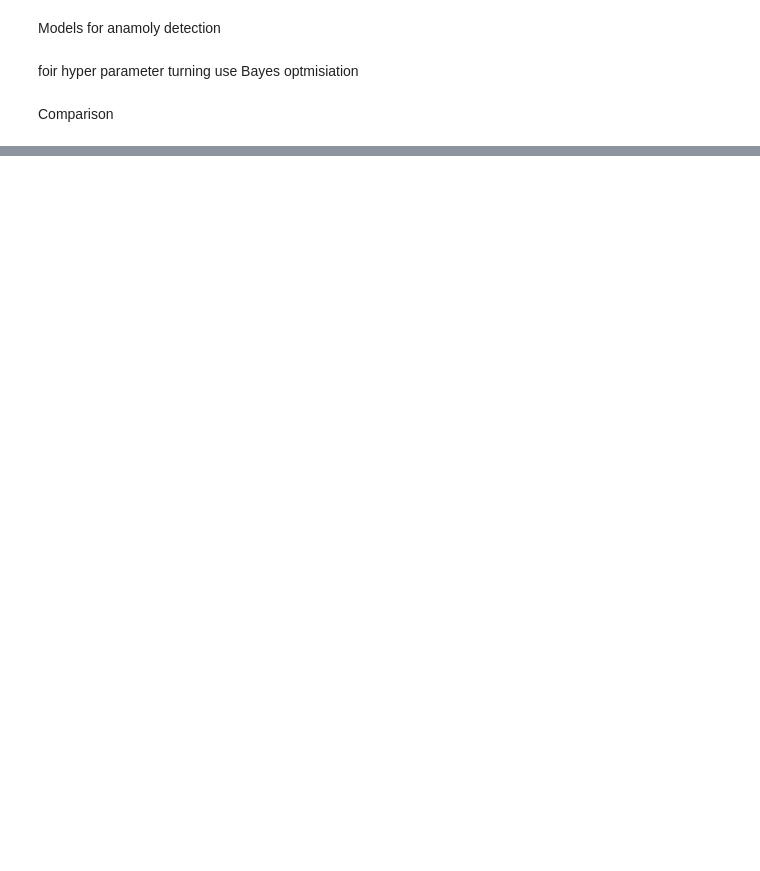
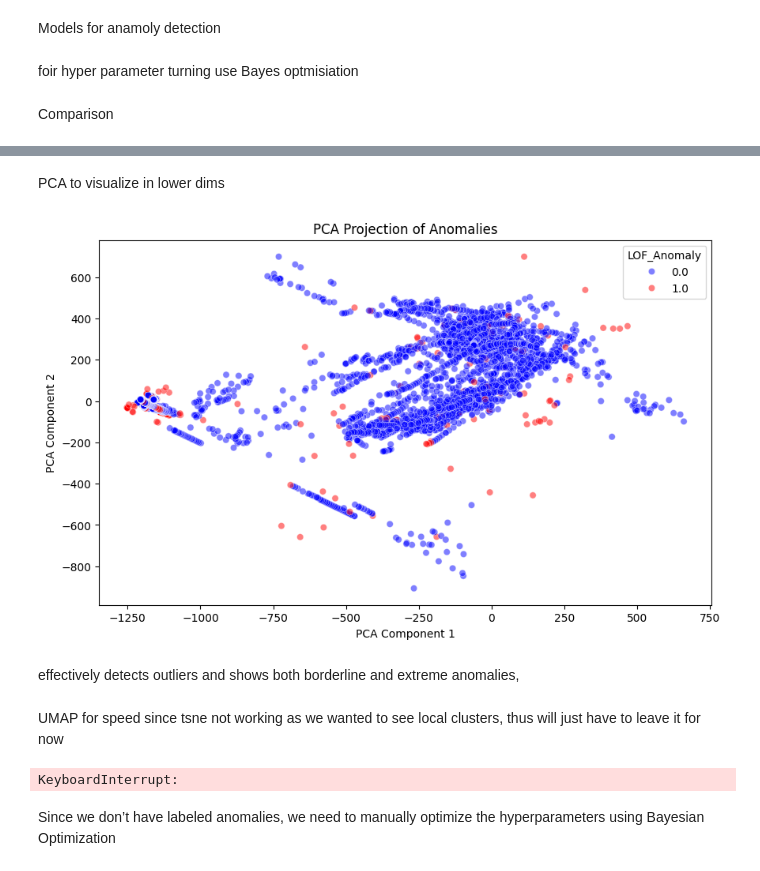
Before and after one commit to arshadjamal6002/Optimized-LOF-Based-Anomaly-Detection-Pipeline-with-Bayesian-Tuning-using-Skopt, a Jupyter notebook: assignment.ipynb, the cells around one changed output, grey strips where cells are left out. Saved outputs shown, nothing was run; the diff lists cells and outputs as text; code cells hidden in the pictures; blank space fills up the shorter version.

```diff
--- a/assignment.ipynb
+++ b/assignment.ipynb
@@ -385,0 +483,50 @@ plt.show()
+# %% [markdown]
+PCA to visualize in lower dims
+# %%
+import matplotlib.pyplot as plt
+import seaborn as sns
+from sklearn.decomposition import PCA
+
+# Apply PCA to reduce dimensionality
+pca = PCA(n_components=2)
+df_pca = pca.fit_transform(df.drop(columns=["time", 'IF_Anomaly_Score',
+       'LOF_Anomaly_Score', 'IF_Anomaly', 'LOF_Anomaly']))
+
+df["PCA_1"], df["PCA_2"] = df_pca[:, 0], df_pca[:, 1]
+
+# Scatter plot
+plt.figure(figsize=(10, 6))
+sns.scatterplot(x=df["PCA_1"], y=df["PCA_2"], hue=df["LOF_Anomaly"], palette={0: "blue", 1: "red"}, alpha=0.5)
+plt.title("PCA Projection of Anomalies")
+plt.xlabel("PCA Component 1")
+plt.ylabel("PCA Component 2")
+plt.show()
+# %% [output]
+[figure, added]
+# %% [markdown]
+effectively detects outliers and shows both borderline and extreme anomalies,
+# %% [markdown]
+UMAP for speed since tsne not working as we wanted to see local clusters, thus will just have to leave it for now
+# %%
+import umap.umap_ as umap
+
+# Apply UMAP (Reduce to 2D for visualization)
+df_scaled = df_scaled.select_dtypes(exclude=['datetime64'])
+
+umap_2d = umap.UMAP(n_components=2, n_neighbors=30, min_dist=0.3, metric='euclidean', random_state=42)
+embedding = umap_2d.fit_transform(df_scaled)
+
+# Add UMAP results to the dataframe
+df["UMAP1"] = embedding[:, 0]
+df["UMAP2"] = embedding[:, 1]
+
+# Visualizing with anomalies
+plt.figure(figsize=(10, 6))
+sns.scatterplot(data=df, x="UMAP1", y="UMAP2", hue="Anomaly_Label", palette={0: "blue", 1: "red"}, alpha=0.5)
+plt.title("UMAP Visualization of Anomalies")
+plt.legend(title="Anomaly (0=Normal, 1=Outlier)")
+plt.show()
+# %% [output]
+KeyboardInterrupt:
+# %% [markdown]
+Since we don’t have labeled anomalies, we need to manually optimize the hyperparameters using Bayesian Optimization
```
Also changed, not shown: parts of 38 cells of this notebook.
